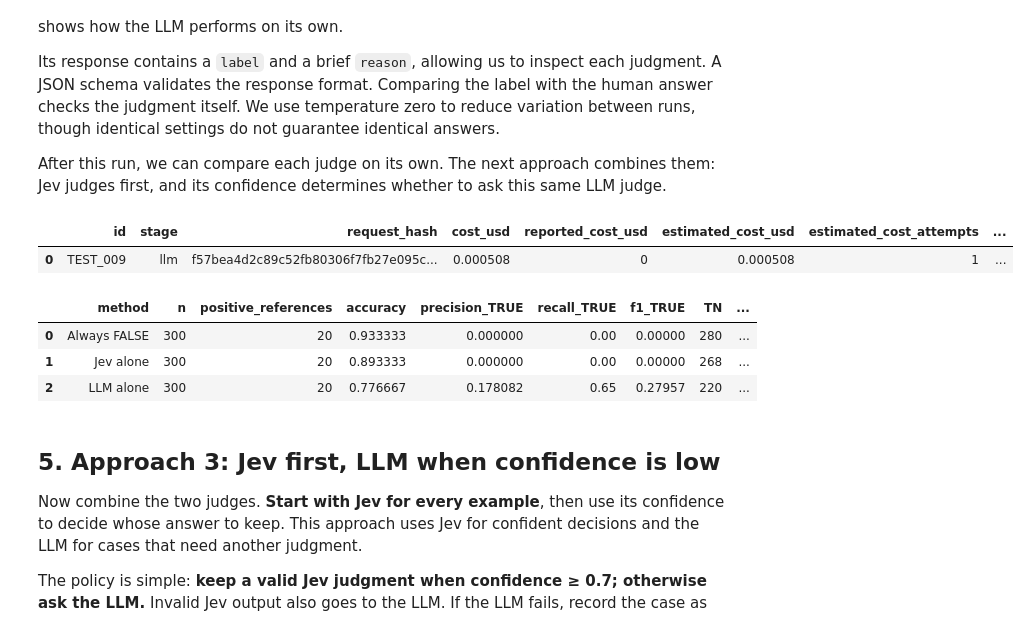
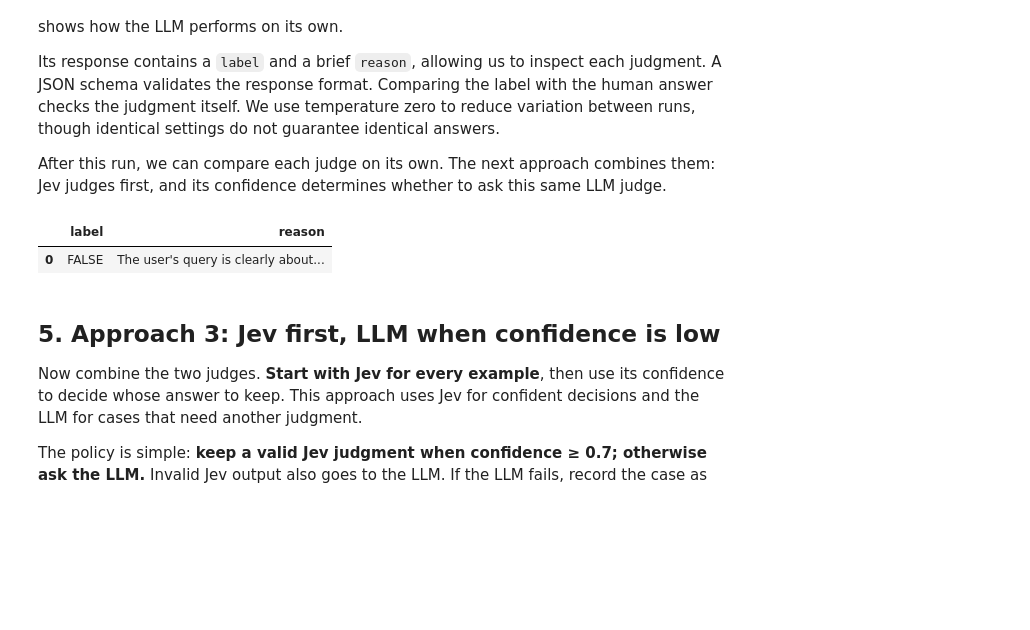
Before and after one commit to The-Gen-Academy/Mastering-Agentic-AI-Week4-Session1, a Jupyter notebook: AI-Evals-Principles/routing_agent_evals/llm_as_judge.ipynb, the cells around one changed output. Saved outputs shown, nothing was run; the diff lists cells and outputs as text; code cells hidden in the pictures; blank space fills up the shorter version.

```diff
--- a/AI-Evals-Principles/routing_agent_evals/llm_as_judge.ipynb
+++ b/AI-Evals-Principles/routing_agent_evals/llm_as_judge.ipynb
@@ -239,8 +212,8 @@ These numbers describe Jev's own estimates; they do not establish how often it i
 [Choice documentation](https://docs.typesafe.ai/primitives/choice) ·
 [Confidence definition](https://docs.typesafe.ai/confidence)
 # %%
-jev = batch(rows, lambda r: client.call(r, "jev"))
-example = rows[0]
-display(pd.DataFrame([jev[example["id"]]]))
-display(pd.DataFrame([metrics(rows, jev, "Jev alone")]))
+# Run up to four requests at a time; results are indexed by example ID.
+jev = batch(rows, lambda row: client.call(row, "jev"))
+example_id = rows[0]["id"]
+display(pd.DataFrame([jev[example_id]]).reindex(columns=["label", "confidence", "probabilities"]))
 # %% [output]
@@ -263,18 +234,11 @@ though identical settings do not guarantee identical answers.
 After this run, we can compare each judge on its own. The next approach combines them:
 Jev judges first, and its confidence determines whether to ask this same LLM judge.
 # %%
-llm = batch(rows, lambda r: client.call(r, "llm"))
-display(pd.DataFrame([llm[example["id"]]]))
-display(pd.DataFrame([metrics(rows, values, name) for name, values in
-                      [("Always FALSE", always_false(rows)),
-                       ("Jev alone", jev), ("LLM alone", llm)]]))
+llm = batch(rows, lambda row: client.call(row, "llm"))
+display(pd.DataFrame([llm[example_id]]).reindex(columns=["label", "reason"]))
 # %% [output]
-|  | id | stage | request_hash | cost_usd | reported_cost_usd | estimated_cost_usd | estimated_cost_attempts | ... |
-| 0 | TEST_009 | llm | f57bea4d2c89c52fb80306f7fb27e095c... | 0.000508 | 0 | 0.000508 | 1 | ... |
+|  | label | reason |
+| 0 | FALSE | The user's query is clearly about... |
-|  | method | n | positive_references | accuracy | precision_TRUE | recall_TRUE | f1_TRUE | TN | ... |
-| 0 | Always FALSE | 300 | 20 | 0.933333 | 0.000000 | 0.00 | 0.00000 | 280 | ... |
-| 1 | Jev alone | 300 | 20 | 0.893333 | 0.000000 | 0.00 | 0.00000 | 268 | ... |
-| 2 | LLM alone | 300 | 20 | 0.776667 | 0.178082 | 0.65 | 0.27957 | 220 | ... |
 # %% [markdown]
 ## 5. Approach 3: Jev first, LLM when confidence is low
 
```
Also changed, not shown: parts of 9 cells of this notebook, 2 other files.
